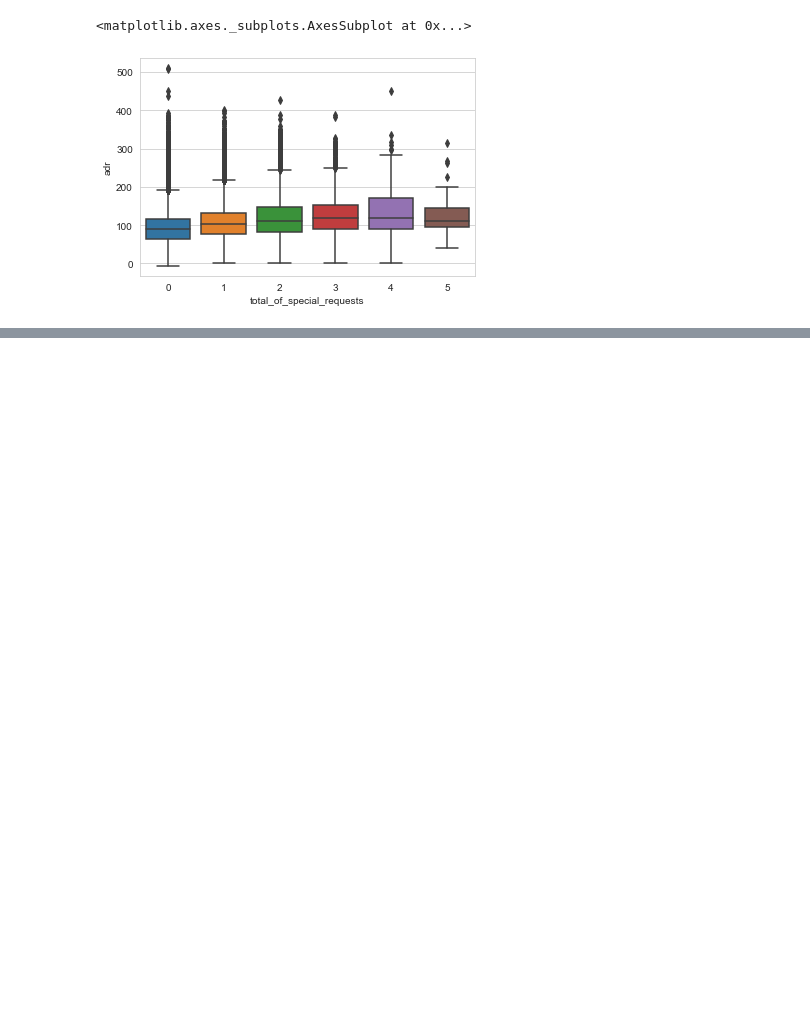
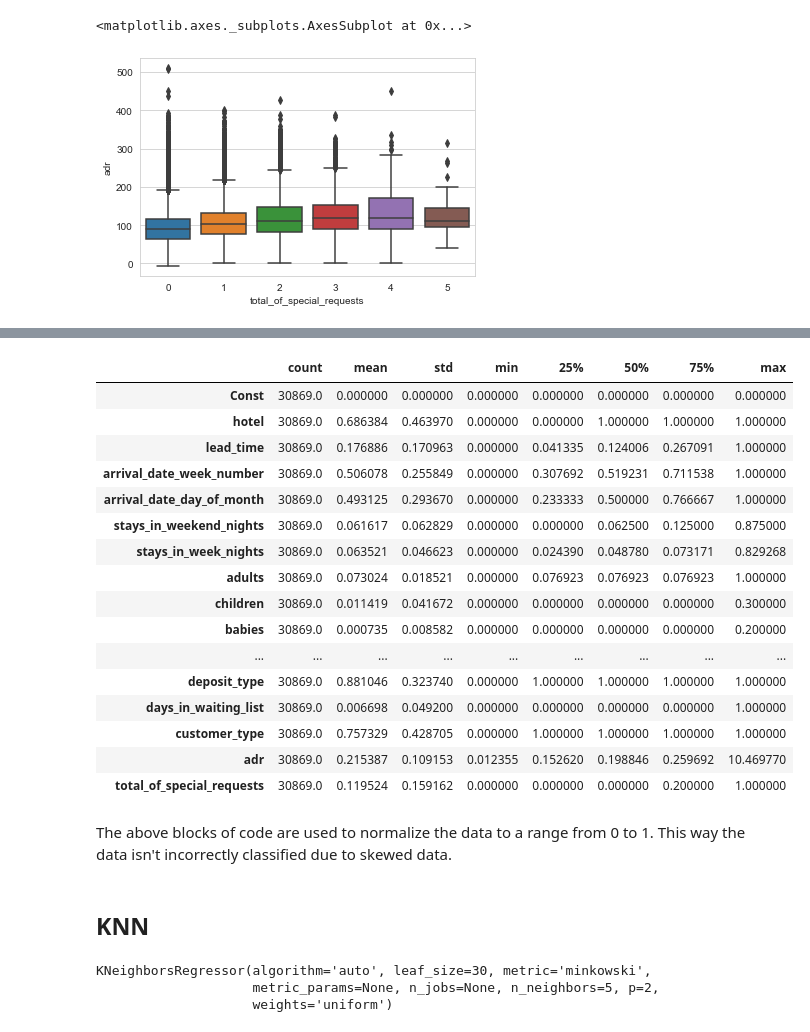
Before and after one commit to lcwy96/5520-group-project, a Jupyter notebook: 5520 Group Project.ipynb, the cells around one changed output, grey strips where cells are left out. Saved outputs shown, nothing was run; the diff lists cells and outputs as text; code cells hidden in the pictures; blank space fills up the shorter version.

```diff
--- a/5520 Group Project.ipynb
+++ b/5520 Group Project.ipynb
@@ -899,0 +1021,28 @@ plt.xticks(rotation=45)
+# %%
+test_X_scale = scaler.transform(test_X)
+test_X_scale = pd.DataFrame(test_X_scale)
+test_X_scale.columns = test_X.columns
+# %%
+test_X_scale.describe().transpose()
+# %% [output]
+|  | count | mean | std | min | 25% | 50% | 75% | max |
+| Const | 30869.0 | 0.000000 | 0.000000 | 0.000000 | 0.000000 | 0.000000 | 0.000000 | 0.000000 |
+| hotel | 30869.0 | 0.686384 | 0.463970 | 0.000000 | 0.000000 | 1.000000 | 1.000000 | 1.000000 |
+| lead_time | 30869.0 | 0.176886 | 0.170963 | 0.000000 | 0.041335 | 0.124006 | 0.267091 | 1.000000 |
+| arrival_date_week_number | 30869.0 | 0.506078 | 0.255849 | 0.000000 | 0.307692 | 0.519231 | 0.711538 | 1.000000 |
+| arrival_date_day_of_month | 30869.0 | 0.493125 | 0.293670 | 0.000000 | 0.233333 | 0.500000 | 0.766667 | 1.000000 |
+| stays_in_weekend_nights | 30869.0 | 0.061617 | 0.062829 | 0.000000 | 0.000000 | 0.062500 | 0.125000 | 0.875000 |
+| stays_in_week_nights | 30869.0 | 0.063521 | 0.046623 | 0.000000 | 0.024390 | 0.048780 | 0.073171 | 0.829268 |
+| adults | 30869.0 | 0.073024 | 0.018521 | 0.000000 | 0.076923 | 0.076923 | 0.076923 | 1.000000 |
+| children | 30869.0 | 0.011419 | 0.041672 | 0.000000 | 0.000000 | 0.000000 | 0.000000 | 0.300000 |
+| babies | 30869.0 | 0.000735 | 0.008582 | 0.000000 | 0.000000 | 0.000000 | 0.000000 | 0.200000 |
+| ... | ... | ... | ... | ... | ... | ... | ... | ... |
+| deposit_type | 30869.0 | 0.881046 | 0.323740 | 0.000000 | 1.000000 | 1.000000 | 1.000000 | 1.000000 |
+| days_in_waiting_list | 30869.0 | 0.006698 | 0.049200 | 0.000000 | 0.000000 | 0.000000 | 0.000000 | 1.000000 |
+| customer_type | 30869.0 | 0.757329 | 0.428705 | 0.000000 | 1.000000 | 1.000000 | 1.000000 | 1.000000 |
+| adr | 30869.0 | 0.215387 | 0.109153 | 0.012355 | 0.152620 | 0.198846 | 0.259692 | 10.469770 |
+| total_of_special_requests | 30869.0 | 0.119524 | 0.159162 | 0.000000 | 0.000000 | 0.000000 | 0.200000 | 1.000000 |
+# %% [markdown]
+The above blocks of code are used to normalize the data to a range from 0 to 1.  This way the data isn't incorrectly classified due to skewed data.
+# %% [markdown]
+## KNN
@@ -899,0 +1055,6 @@ plt.xticks(rotation=45)
+# %%
+knn5.fit(train_X_scale, train_y)
+# %% [output]
+KNeighborsRegressor(algorithm='auto', leaf_size=30, metric='minkowski',
+                    metric_params=None, n_jobs=None, n_neighbors=5, p=2,
+                    weights='uniform')
```
Also changed, not shown: parts of 85 cells of this notebook.
